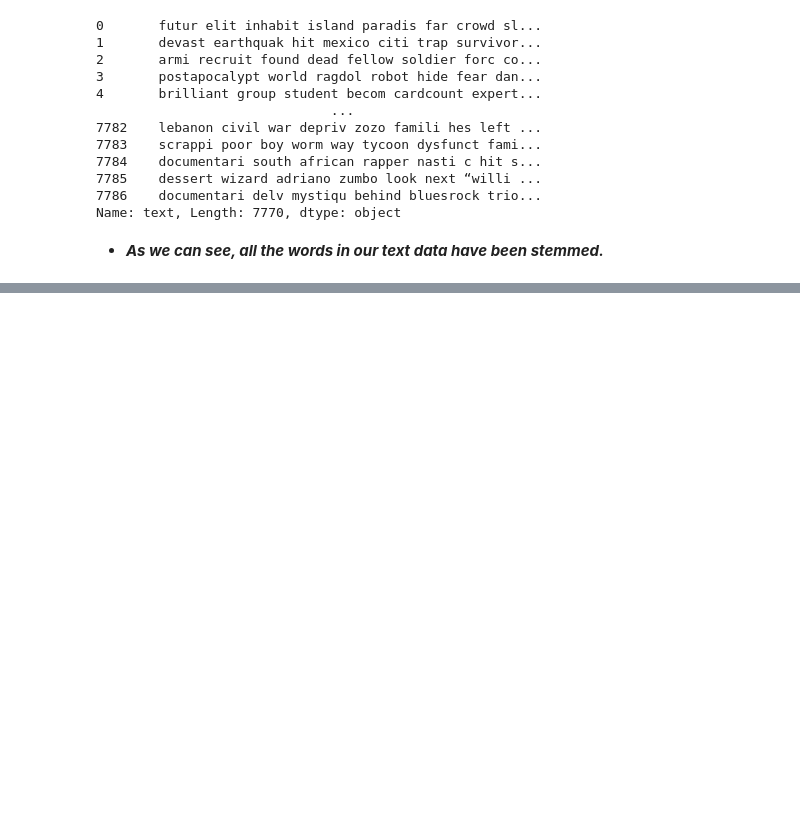
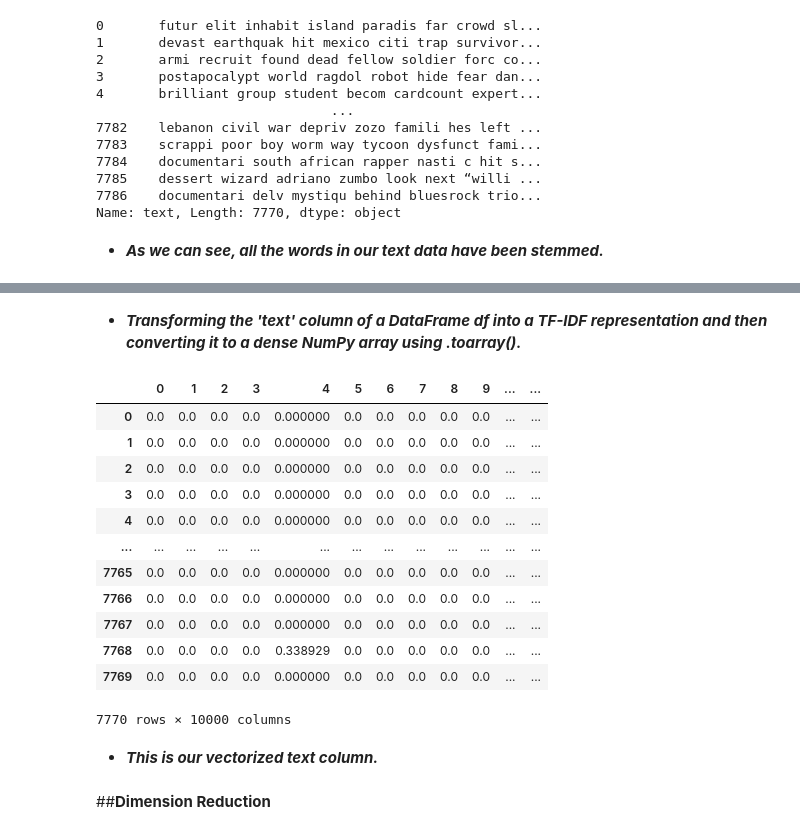
Before and after one commit to Sid-9823/Netflix-Movies-and-TV-Shows-Clustering, a Jupyter notebook: Netflix_Movies_and_TV_Shows_Clustering.ipynb, the cells around one changed output, grey strips where cells are left out. Drawn from its saved outputs; the diff is of its cells as text; code cells hidden in the pictures; blank space fills up the shorter version.

```diff
--- a/Netflix_Movies_and_TV_Shows_Clustering.ipynb
+++ b/Netflix_Movies_and_TV_Shows_Clustering.ipynb
@@ -1237,0 +1308,22 @@ Name: text, Length: 7770, dtype: object
+# %% [markdown]
+* ***Transforming the 'text' column of a DataFrame df into a TF-IDF representation and then converting it to a dense NumPy array using .toarray().***
+# %%
+pd.DataFrame(vec)
+# %% [output]
+|  | 0 | 1 | 2 | 3 | 4 | 5 | 6 | 7 | 8 | 9 | ... | ... |
+| 0 | 0.0 | 0.0 | 0.0 | 0.0 | 0.000000 | 0.0 | 0.0 | 0.0 | 0.0 | 0.0 | ... | ... |
+| 1 | 0.0 | 0.0 | 0.0 | 0.0 | 0.000000 | 0.0 | 0.0 | 0.0 | 0.0 | 0.0 | ... | ... |
+| 2 | 0.0 | 0.0 | 0.0 | 0.0 | 0.000000 | 0.0 | 0.0 | 0.0 | 0.0 | 0.0 | ... | ... |
+| 3 | 0.0 | 0.0 | 0.0 | 0.0 | 0.000000 | 0.0 | 0.0 | 0.0 | 0.0 | 0.0 | ... | ... |
+| 4 | 0.0 | 0.0 | 0.0 | 0.0 | 0.000000 | 0.0 | 0.0 | 0.0 | 0.0 | 0.0 | ... | ... |
+| ... | ... | ... | ... | ... | ... | ... | ... | ... | ... | ... | ... | ... |
+| 7765 | 0.0 | 0.0 | 0.0 | 0.0 | 0.000000 | 0.0 | 0.0 | 0.0 | 0.0 | 0.0 | ... | ... |
+| 7766 | 0.0 | 0.0 | 0.0 | 0.0 | 0.000000 | 0.0 | 0.0 | 0.0 | 0.0 | 0.0 | ... | ... |
+| 7767 | 0.0 | 0.0 | 0.0 | 0.0 | 0.000000 | 0.0 | 0.0 | 0.0 | 0.0 | 0.0 | ... | ... |
+| 7768 | 0.0 | 0.0 | 0.0 | 0.0 | 0.338929 | 0.0 | 0.0 | 0.0 | 0.0 | 0.0 | ... | ... |
+| 7769 | 0.0 | 0.0 | 0.0 | 0.0 | 0.000000 | 0.0 | 0.0 | 0.0 | 0.0 | 0.0 | ... | ... |
+7770 rows × 10000 columns
+# %% [markdown]
+* ***This is our vectorized text column.***
+# %% [markdown]
+##**Dimension Reduction**
```
Also changed, not shown: parts of 25 cells of this notebook.
